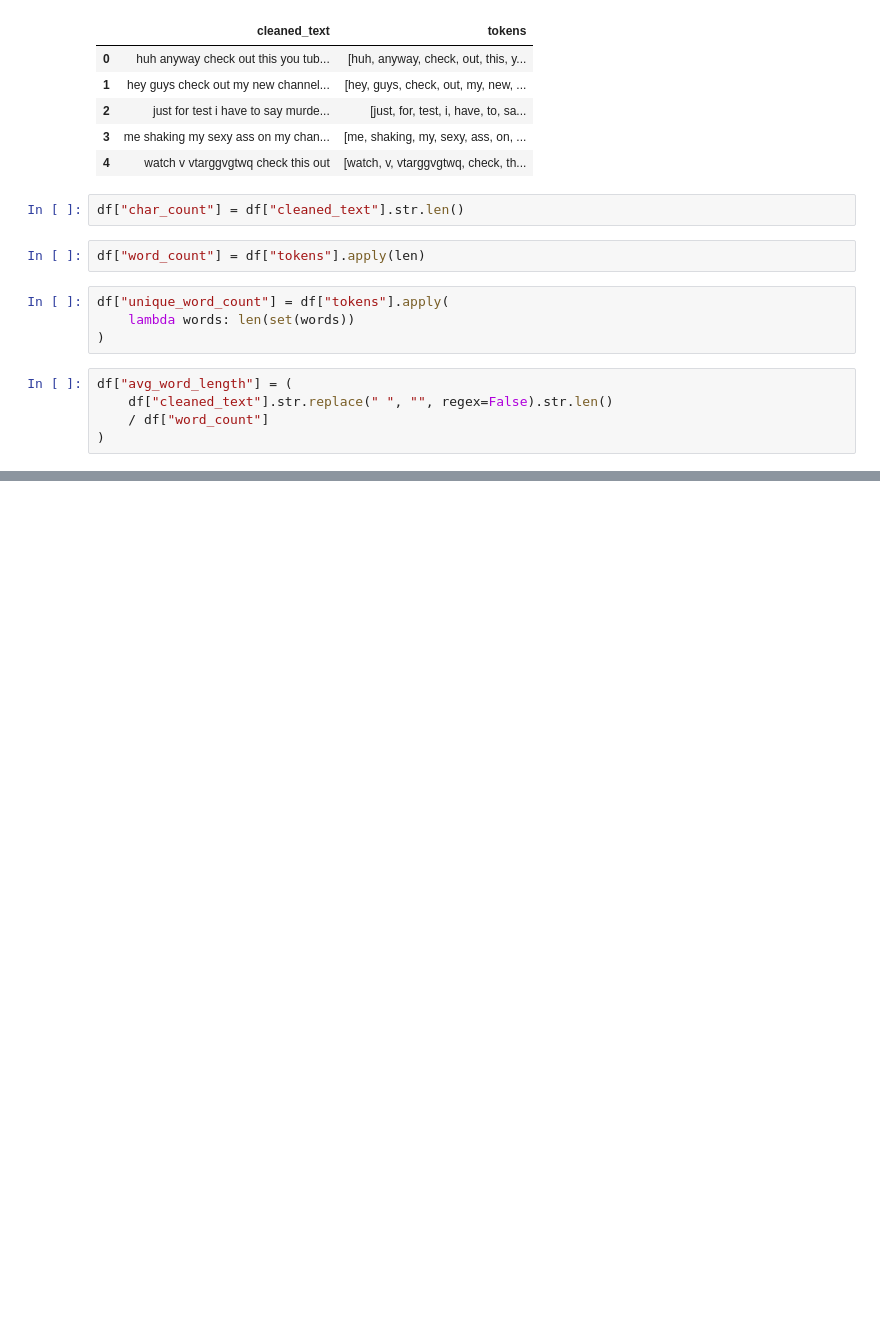
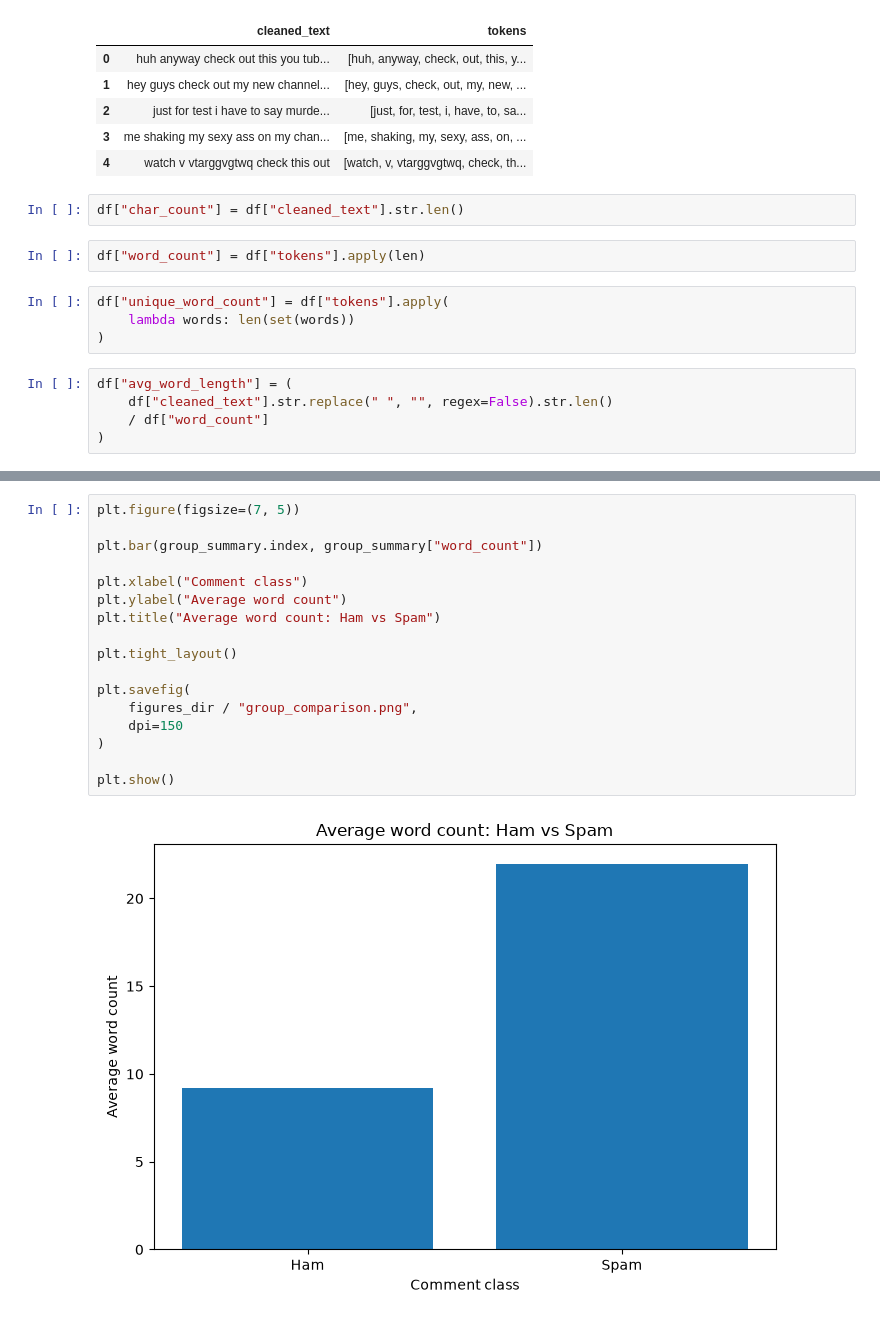
Before and after one commit to abdullrhmanmhmd/bd_project, a Jupyter notebook: notebook/analysis.ipynb, the cells around one changed output, grey strips where cells are left out. Drawn from its saved outputs; the diff is of its cells as text; blank space fills up the shorter version.

```diff
--- a/notebook/analysis.ipynb
+++ b/notebook/analysis.ipynb
@@ -331,0 +563,19 @@ Shape: (1945, 12)
+# %%
+plt.figure(figsize=(7, 5))
+
+plt.bar(group_summary.index, group_summary["word_count"])
+
+plt.xlabel("Comment class")
+plt.ylabel("Average word count")
+plt.title("Average word count: Ham vs Spam")
+
+plt.tight_layout()
+
+plt.savefig(
+    figures_dir / "group_comparison.png",
+    dpi=150
+)
+
+plt.show()
+# %% [output]
+[figure, added]
```
Also changed, not shown: parts of 31 cells of this notebook, 15 other files.
